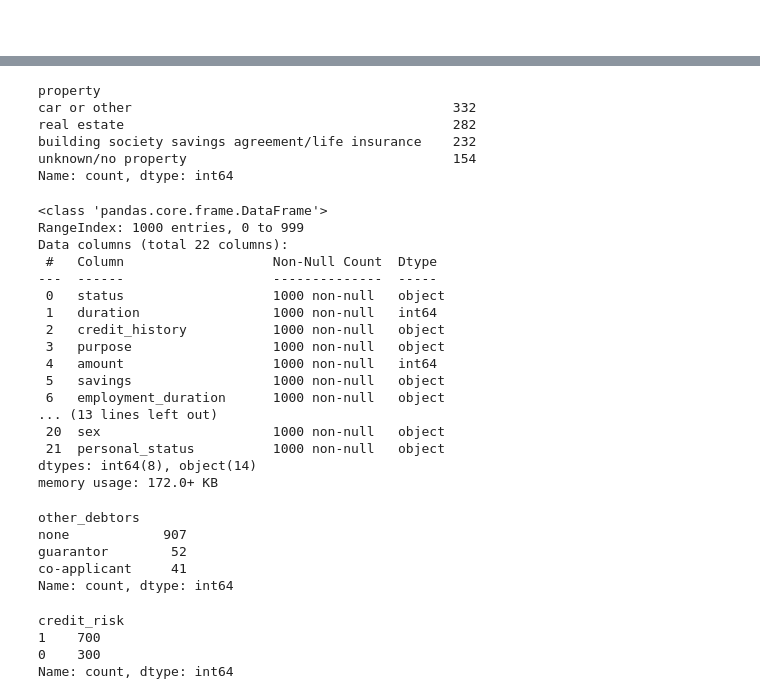
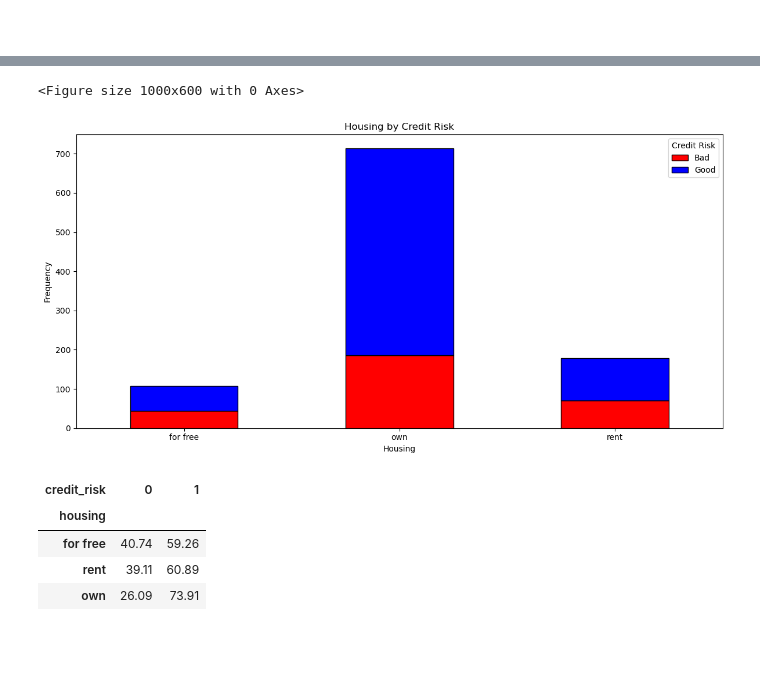
Before and after one commit to GrzegorzPus/Credit_Risk_Analysis, a Jupyter notebook: Exploratory Data Analysis.ipynb, the cells around one changed output, grey strips where cells are left out. Drawn from its saved outputs; the diff is of its cells as text; code cells hidden in the pictures; blank space fills up the shorter version.

```diff
--- a/Exploratory Data Analysis.ipynb
+++ b/Exploratory Data Analysis.ipynb
@@ -563,44 +643,26 @@ memory usage: 172.0+ KB
-# %%
-df['property'].value_counts()
-# %% [output]
-property
-car or other                                         332
-real estate                                          282
-building society savings agreement/life insurance    232
-unknown/no property                                  154
-Name: count, dtype: int64
-# %%
-df.info()
-# %% [output]
-<class 'pandas.core.frame.DataFrame'>
-RangeIndex: 1000 entries, 0 to 999
-Data columns (total 22 columns):
- #   Column                   Non-Null Count  Dtype
----  ------                   --------------  -----
- 0   status                   1000 non-null   object
- 1   duration                 1000 non-null   int64
- 2   credit_history           1000 non-null   object
- 3   purpose                  1000 non-null   object
- 4   amount                   1000 non-null   int64
- 5   savings                  1000 non-null   object
- 6   employment_duration      1000 non-null   object
-... (13 lines left out)
- 20  sex                      1000 non-null   object
- 21  personal_status          1000 non-null   object
-dtypes: int64(8), object(14)
-memory usage: 172.0+ KB
-# %%
-df['other_debtors'].value_counts()
-# %% [output]
-other_debtors
-none            907
-guarantor        52
-co-applicant     41
-Name: count, dtype: int64
-# %%
-df['credit_risk'].value_counts()
-# %% [output]
-credit_risk
-1    700
-0    300
-Name: count, dtype: int64
+# %%
+housing_risk_counts = df.groupby(["housing", "credit_risk"]).size().unstack(fill_value=0)
+
+plt.figure(figsize=(10, 6))
+housing_risk_counts.plot(kind="bar", stacked=True, color=["red", "blue"], figsize=(12, 6), edgecolor="k")
+
+plt.title("Housing by Credit Risk")
+plt.xlabel("Housing")
+plt.ylabel("Frequency")
+plt.xticks(rotation=0)
+plt.legend(title="Credit Risk", labels=["Bad", "Good"])
+
+plt.tight_layout()
+plt.show()
+# %% [output]
+<Figure size 1000x600 with 0 Axes>
+[figure, added]
+# %%
+housing_risk_percentage = round(housing_risk_counts.div(housing_risk_counts.sum(axis=1), axis=0) * 100,2)
+housing_risk_percentage.sort_values(by=0, ascending=False)
+# %% [output]
+| credit_risk | 0 | 1 |
+| housing |  |  |
+| for free | 40.74 | 59.26 |
+| rent | 39.11 | 60.89 |
+| own | 26.09 | 73.91 |
```
Also changed, not shown: parts of 37 cells of this notebook.
